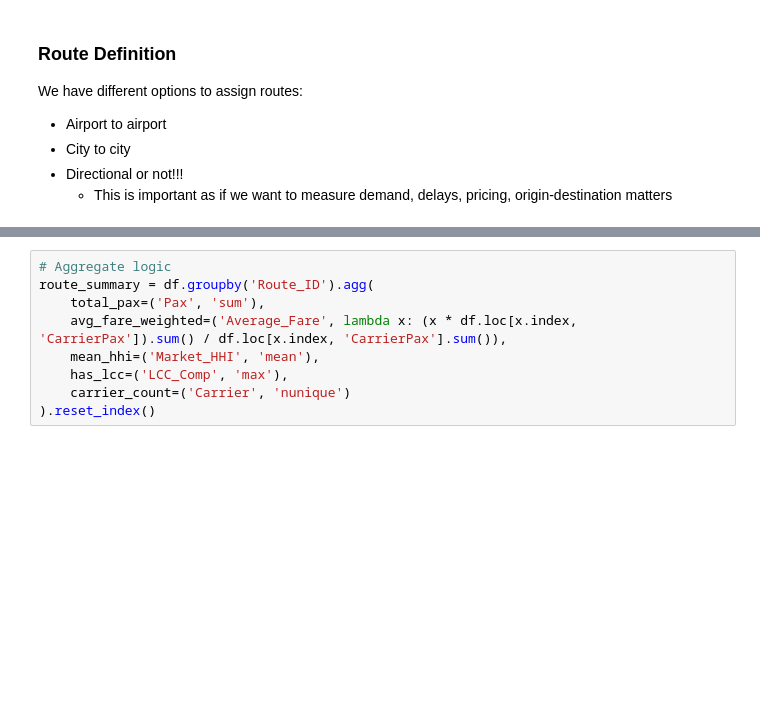
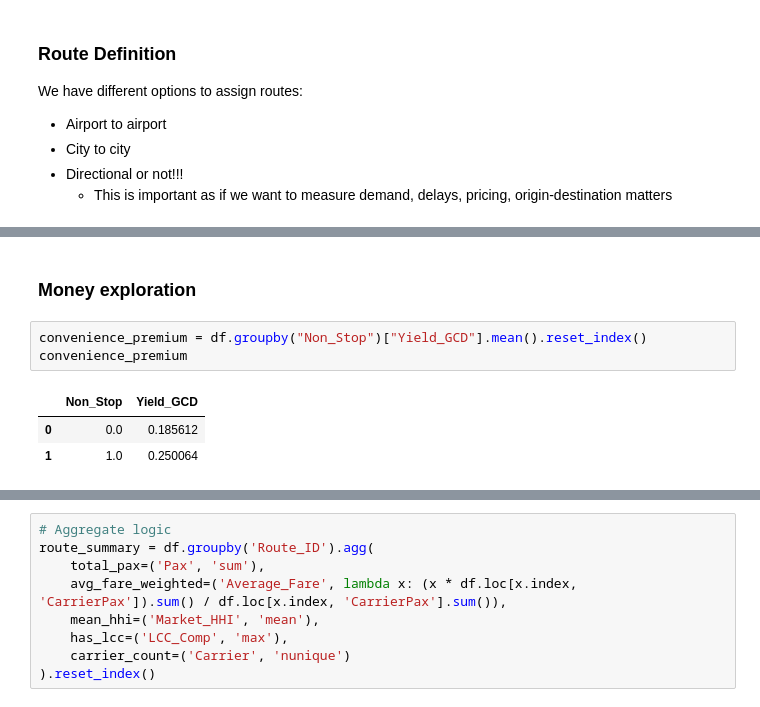
Before and after one commit to paudBatlle/fieldnotes, a Jupyter notebook: RevenueManagement/notebook.ipynb, the cells around one changed output, grey strips where cells are left out. Drawn from its saved outputs; the diff is of its cells as text; blank space fills up the shorter version.

```diff
--- a/RevenueManagement/notebook.ipynb
+++ b/RevenueManagement/notebook.ipynb
@@ -214,0 +252,9 @@ plt.show()
+# %% [markdown]
+### Money exploration
+# %%
+convenience_premium = df.groupby("Non_Stop")["Yield_GCD"].mean().reset_index()
+convenience_premium
+# %% [output]
+|  | Non_Stop | Yield_GCD |
+| 0 | 0.0 | 0.185612 |
+| 1 | 1.0 | 0.250064 |
```
Also changed, not shown: parts of 42 cells of this notebook.
